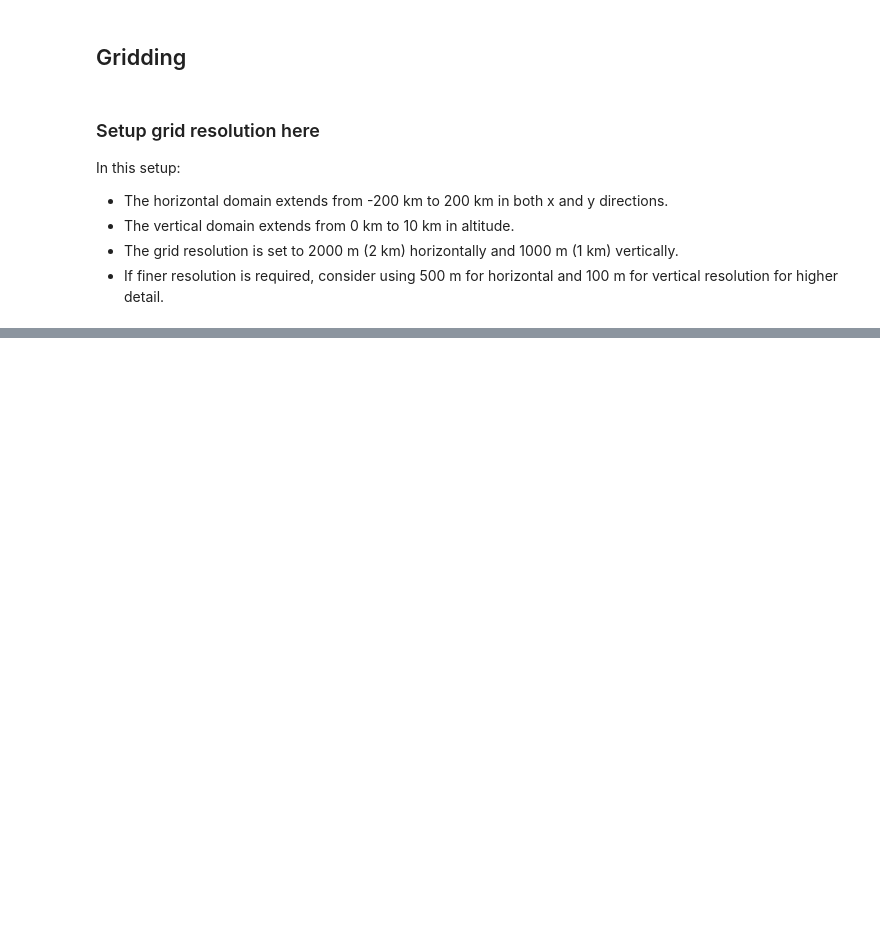
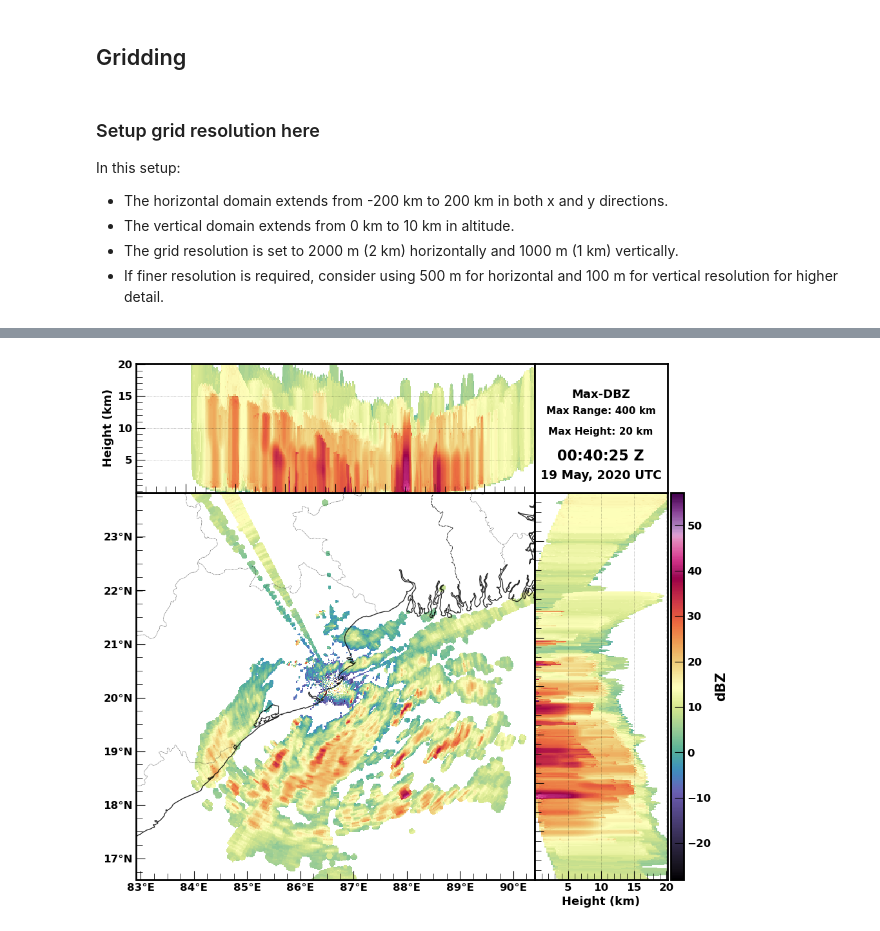
Before and after one commit to syedhamidali/test_scripts, a Jupyter notebook: IMD_RADAR_EXAMPLE_RADARX.ipynb, the cells around one changed output, grey strips where cells are left out. Drawn from its saved outputs; the diff is of its cells as text; code cells hidden in the pictures; blank space fills up the shorter version.

```diff
--- a/IMD_RADAR_EXAMPLE_RADARX.ipynb
+++ b/IMD_RADAR_EXAMPLE_RADARX.ipynb
@@ -232,0 +226,27 @@ plt.show()
+# %%
+import pyart
+radar = pyart.io.read_cfradial("IMD_OUT/PDP_20200519_004025_cfrad1.nc")
+# %%
+x_lims = (-400e3, 400e3)
+y_lims = (-400e3, 400e3)
+z_lims = (0, 20e3)
+h_res = 1000
+v_res = 500
+# %%
+tstart = datetime.now()
+# Grid using 11 vertical levels, and 101 horizontal grid cells at a resolution on 1 km
+grid = pyart.map.grid_from_radars(
+    (radar,),
+    grid_shape=(80, 500, 500),
+    grid_limits=(
+        z_lims,
+        y_lims,
+        x_lims,
+    ),
+    fields=["DBZ"],
+)
+
+xg = grid.to_xarray()
+print("Py-ART gridding took:", datetime.now() - tstart)
+display(xg)
+del radar
@@ -232,0 +272,5 @@ plt.show()
+# %%
+xg.squeeze().radarx.plot_max_cappi("DBZ", )
+plt.show()
+# %% [output]
+[figure, added]
```
Also changed, not shown: parts of 12 cells of this notebook.
